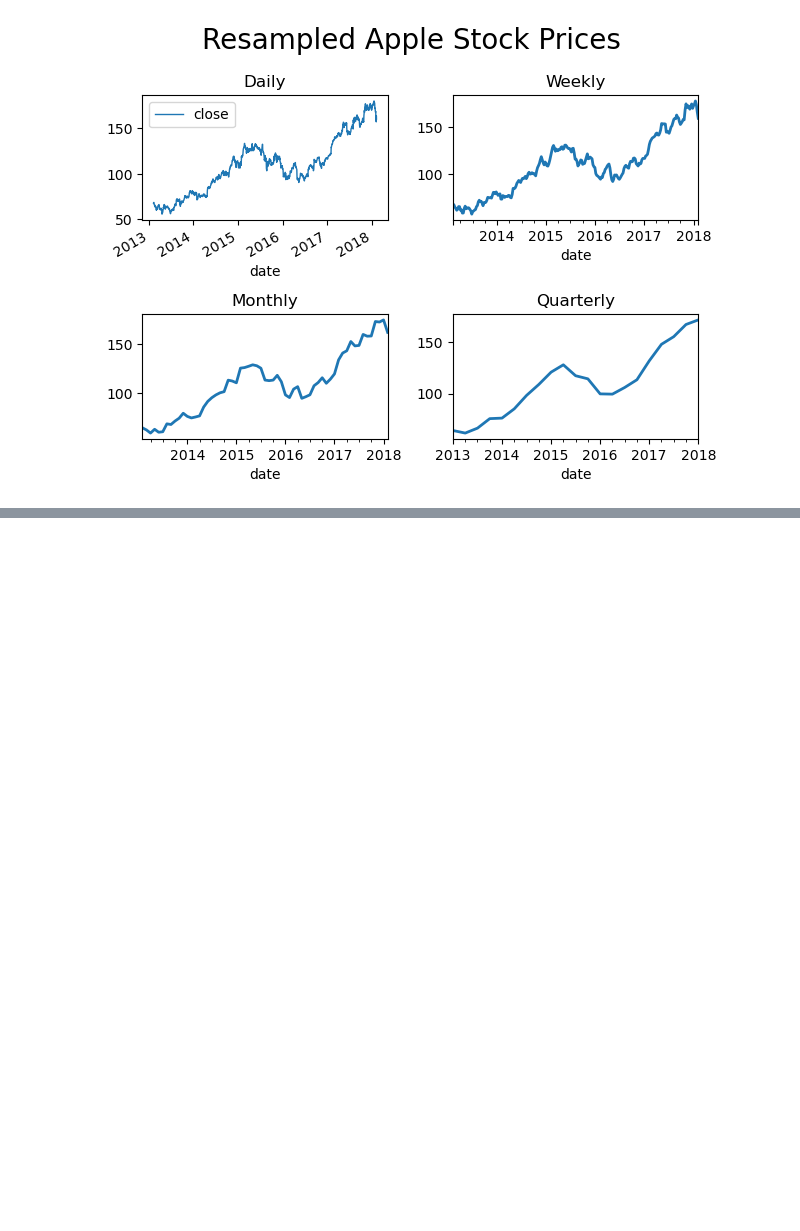
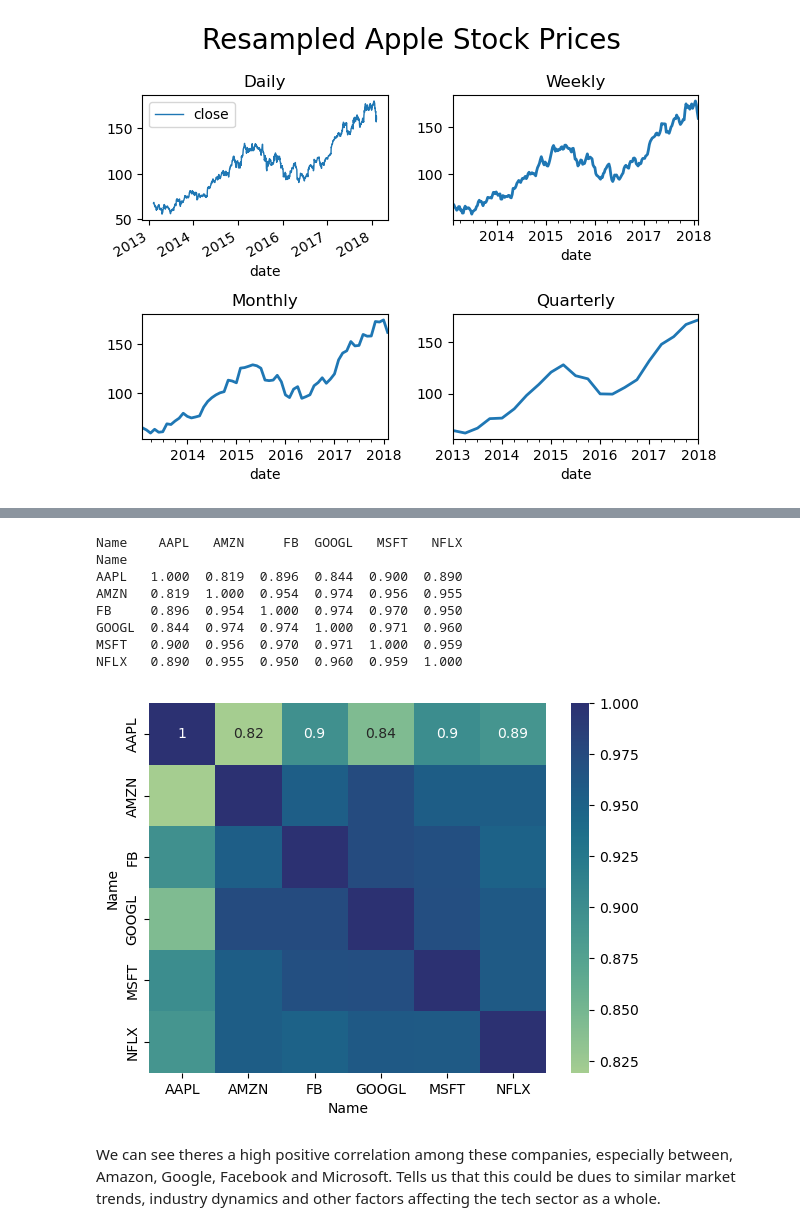
Before and after one commit to Sree790/S-P, a Jupyter notebook: Stock_price_analysis.ipynb, the cells around one changed output, grey strips where cells are left out. Drawn from its saved outputs; the diff is of its cells as text; code cells hidden in the pictures; blank space fills up the shorter version.

```diff
--- a/Stock_price_analysis.ipynb
+++ b/Stock_price_analysis.ipynb
@@ -160,0 +191,15 @@ sns.pairplot(closing_prices)
+# %%
+sns.heatmap(closing_prices.corr(), annot=True, cmap='crest')
+print(closing_prices.corr().round(3))
+# %% [output]
+Name    AAPL   AMZN     FB  GOOGL   MSFT   NFLX
+Name
+AAPL   1.000  0.819  0.896  0.844  0.900  0.890
+AMZN   0.819  1.000  0.954  0.974  0.956  0.955
+FB     0.896  0.954  1.000  0.974  0.970  0.950
+GOOGL  0.844  0.974  0.974  1.000  0.971  0.960
+MSFT   0.900  0.956  0.970  0.971  1.000  0.959
+NFLX   0.890  0.955  0.950  0.960  0.959  1.000
+[figure, added]
+# %% [markdown]
+We can see theres a high positive correlation among these companies, especially between, Amazon, Google, Facebook and Microsoft. Tells us that this could be dues to similar market trends, industry dynamics and other factors affecting the tech sector as a whole.
```
Also changed, not shown: parts of 20 cells of this notebook, 1 other file.
